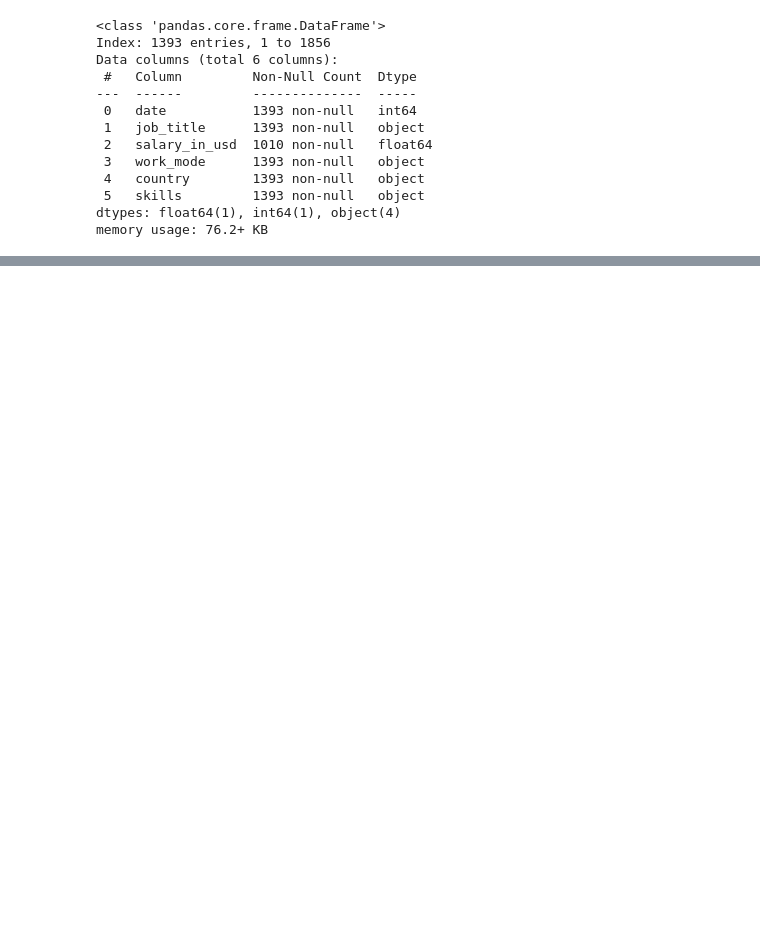
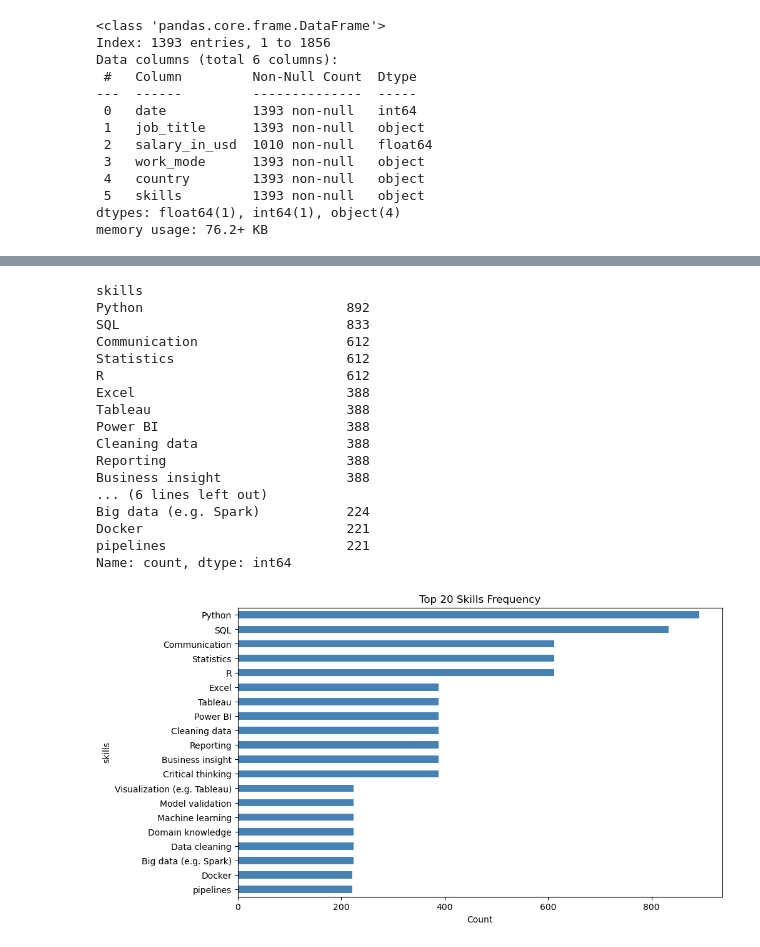
Before and after one commit to SofyMelvill/the-professor-project-1-ironhack, a Jupyter notebook: combined/combined_analysis.ipynb, the cells around one changed output, grey strips where cells are left out. Cells and saved outputs as stored; diff of their text form; code cells hidden in the pictures; blank space fills up the shorter version.

```diff
--- a/combined/combined_analysis.ipynb
+++ b/combined/combined_analysis.ipynb
@@ -233,0 +259,38 @@ Name: count, dtype: int64
+# %%
+from collections import Counter
+import matplotlib.pyplot as plt
+
+# Flatten the list of skills from all rows
+all_skills = filtered_combined['skills'].explode()
+
+# Count occurrences of each skill
+skill_counts = all_skills.value_counts()
+
+print(skill_counts.head(20))  # Top 20 skills
+
+# Plot top 20 skills
+plt.figure(figsize=(10,6))
+skill_counts.head(20).plot(kind='barh', color='steelblue')
+plt.gca().invert_yaxis()
+plt.title('Top 20 Skills Frequency')
+plt.xlabel('Count')
+plt.show()
+# %% [output]
+skills
+Python                          892
+SQL                             833
+Communication                   612
+Statistics                      612
+R                               612
+Excel                           388
+Tableau                         388
+Power BI                        388
+Cleaning data                   388
+Reporting                       388
+Business insight                388
+... (6 lines left out)
+Big data (e.g. Spark)           224
+Docker                          221
+pipelines                       221
+Name: count, dtype: int64
+[figure, added]
```
Also changed, not shown: parts of 20 cells of this notebook.
